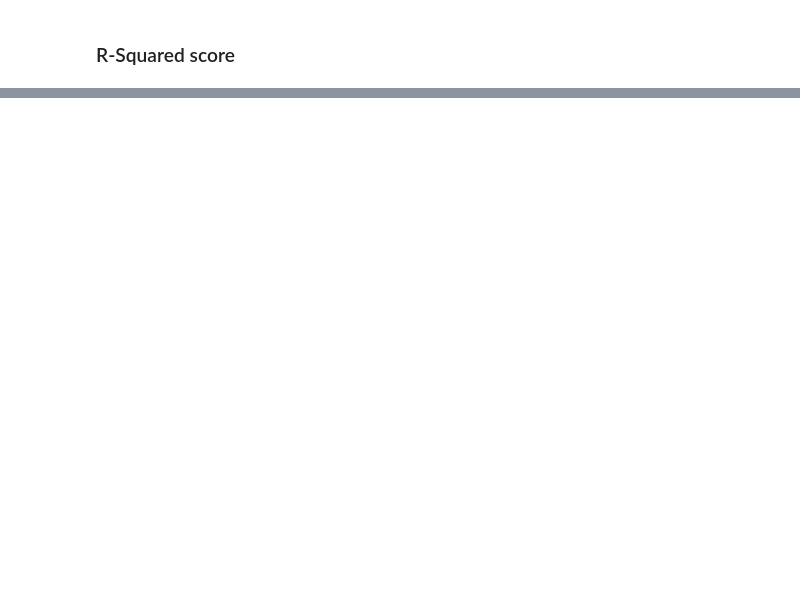
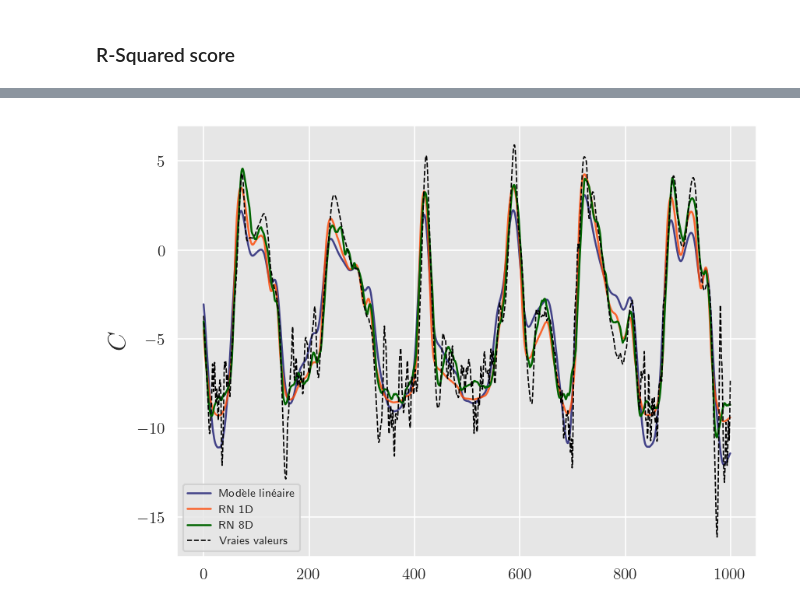
Before and after one commit to evecastonguay/laboratoire3, a Jupyter notebook: L96_Exp4_Training.ipynb, the cells around one changed output, grey strips where cells are left out. Drawn from its saved outputs; the diff is of its cells as text; code cells hidden in the pictures; blank space fills up the shorter version.

```diff
--- a/L96_Exp4_Training.ipynb
+++ b/L96_Exp4_Training.ipynb
@@ -587,0 +621,28 @@ torch.save(linear_network.state_dict(), save_path)
+# %%
+k_loc = 1
+predictions_linear = linear_network(
+    torch.unsqueeze(torch.from_numpy(np.reshape(X_true_test[:, k_loc], -1)), 1)
+)
+predictions_fcnn = nn_network(
+    torch.unsqueeze(torch.from_numpy(np.reshape(X_true_test[:, k_loc], -1)), 1)
+)
+
+predictions_nonlocal_fcnn = nonlocal_nn_network(torch.from_numpy(X_true_test))
+
+
+plt.figure(dpi=150)
+plt.plot(
+    predictions_linear.detach().numpy()[0:1000], label="Modèle linéaire", color='midnightblue', alpha=0.8, linewidth=1.2
+)
+plt.plot(
+    predictions_fcnn.detach().numpy()[0:1000], label="RN 1D", color='orangered', alpha=0.8, linewidth=1.2
+)
+plt.plot(
+    predictions_nonlocal_fcnn.detach().numpy()[0:1000, k_loc],label="RN 8D", color='darkgreen', linewidth=1.2)
+plt.plot(subgrid_tend_test[:1000, 1], label="Vraies valeurs", color="k", linestyle="--", linewidth=0.8)
+plt.ylabel(r"$C$",fontsize=16)
+plt.legend(fontsize=7);
+
+plt.savefig('/Users/evecastonguay/Desktop/Labo/E_04/Figures/l18_pred2_.png',dpi=500)
+# %% [output]
+[figure, added]
```
Also changed, not shown: parts of 21 cells of this notebook.
